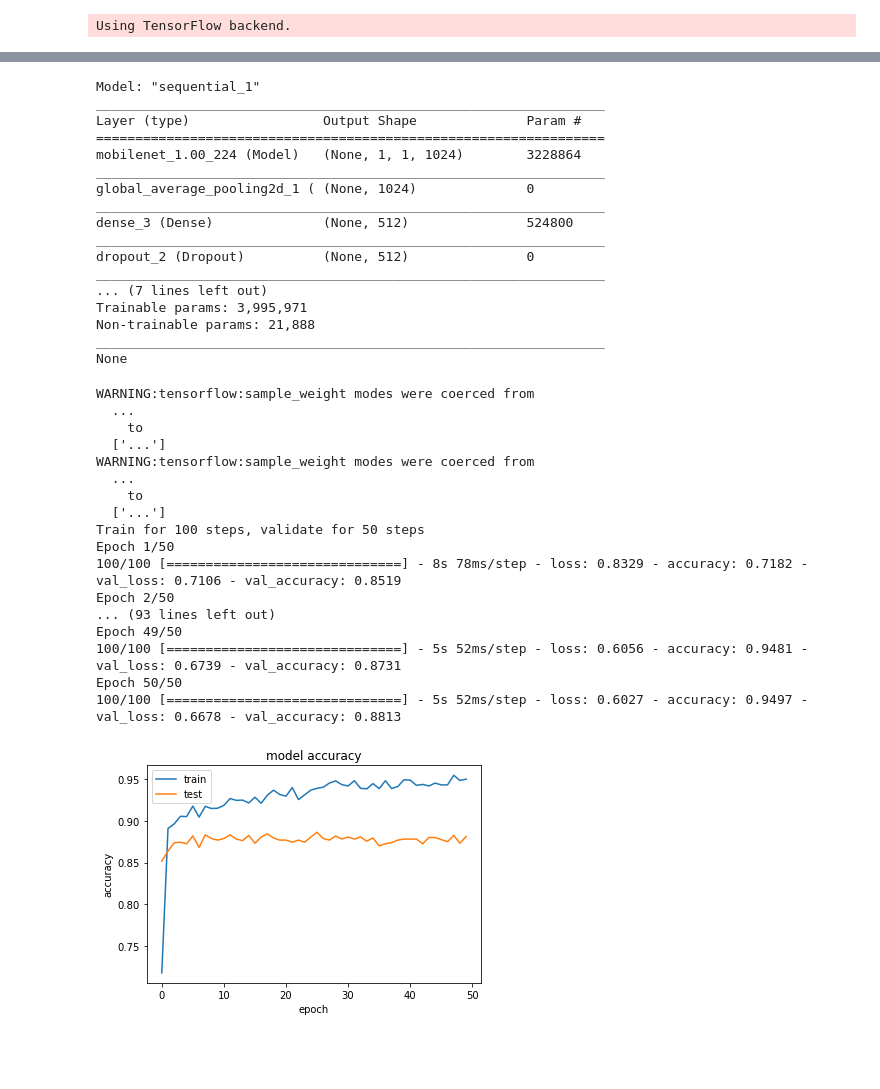
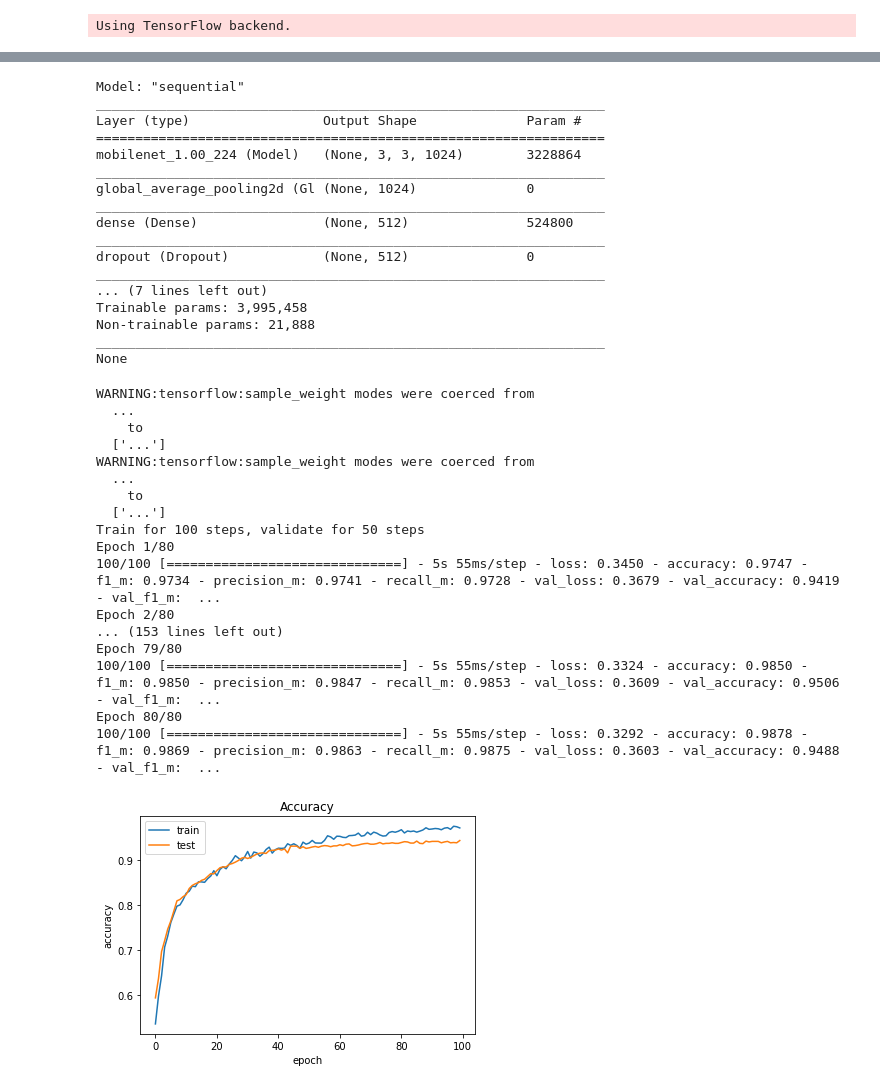
Before and after one commit to EliuMR/Implementacion-Deteccion-Covid, a Jupyter notebook: Modelo/Mobilnet.ipynb, the cells around one changed output, grey strips where cells are left out. Drawn from its saved outputs; the diff is of its cells as text; code cells hidden in the pictures; blank space fills up the shorter version.

```diff
--- a/Modelo/Mobilnet.ipynb
+++ b/Modelo/Mobilnet.ipynb
@@ -5,10 +6,10 @@ test_dir = 'D:/Documentos/Estudio/Maestría/Aprendizaje_Computacional/Modeloprop
 # %%
 #ELEGIMOS LOS PARAMETROS
 from keras.preprocessing.image import ImageDataGenerator
-ih, iw = 50, 50 #tamano de la imagen
+ih, iw = 100,100 #tamano de la imagen
 input_shape = (ih, iw, 3) #forma de la imagen: alto ancho y numero de canales
 
-num_class = 3 #cuantas clases
+num_class = 2 #cuantas clases
 #epochs = 15 #cuantas veces entrenar. En cada epoch hace una mejora en los parametros
 
 batch_size = 32 #batch para hacer cada entrenamiento. Lee 50 'batch_size' imagenes antes de actualizar los parametros. Las carga a memoria
@@ -149,33 +159,33 @@ model.add(tf.keras.layers.Dense(512, activation='relu'))
 model.add(tf.keras.layers.Dropout(0.2))
 model.add(tf.keras.layers.Dense(512, activation='relu'))
 model.add(tf.keras.layers.Dropout(0.2))
-model.add(tf.keras.layers.Dense(num_class, activation='softmax'))
+model.add(tf.keras.layers.Dense(num_class, activation='sigmoid'))
 #compile model
 model.compile(optimizer=tf.keras.optimizers.SGD(lr=0.0001, momentum=0.9),
       loss = tf.keras.losses.CategoricalCrossentropy(from_logits = True),
       metrics=['accuracy',f1_m,precision_m, recall_m])
 print(model.summary())
 # %% [output]
-Model: "sequential_1"
+Model: "sequential"
 _________________________________________________________________
 Layer (type)                 Output Shape              Param #
 =================================================================
-mobilenet_1.00_224 (Model)   (None, 1, 1, 1024)        3228864
+mobilenet_1.00_224 (Model)   (None, 3, 3, 1024)        3228864
 _________________________________________________________________
-global_average_pooling2d_1 ( (None, 1024)              0
+global_average_pooling2d (Gl (None, 1024)              0
 _________________________________________________________________
-dense_3 (Dense)              (None, 512)               524800
+dense (Dense)                (None, 512)               524800
 _________________________________________________________________
-dropout_2 (Dropout)          (None, 512)               0
+dropout (Dropout)            (None, 512)               0
 _________________________________________________________________
 ... (7 lines left out)
-Trainable params: 3,995,971
+Trainable params: 3,995,458
 Non-trainable params: 21,888
 _________________________________________________________________
 None
 # %%
 history = model.fit_generator(train, steps_per_epoch=100,
-                              epochs=50,
+                              epochs=80,
                               validation_data=val,
                               validation_steps=50,
                               verbose=1)
@@ -189,26 +199,26 @@ WARNING:tensorflow:sample_weight modes were coerced from
     to
   ['...']
 Train for 100 steps, validate for 50 steps
-Epoch 1/50
-100/100 [==============================] - 8s 78ms/step - loss: 0.8329 - accuracy: 0.7182 - val_loss: 0.7106 - val_accuracy: 0.8519
-Epoch 2/50
-... (93 lines left out)
-Epoch 49/50
-100/100 [==============================] - 5s 52ms/step - loss: 0.6056 - accuracy: 0.9481 - val_loss: 0.6739 - val_accuracy: 0.8731
-Epoch 50/50
-100/100 [==============================] - 5s 52ms/step - loss: 0.6027 - accuracy: 0.9497 - val_loss: 0.6678 - val_accuracy: 0.8813
+Epoch 1/80
+100/100 [==============================] - 5s 55ms/step - loss: 0.3450 - accuracy: 0.9747 - f1_m: 0.9734 - precision_m: 0.9741 - recall_m: 0.9728 - val_loss: 0.3679 - val_accuracy: 0.9419 - val_f1_m:  ...
+Epoch 2/80
+... (153 lines left out)
+Epoch 79/80
+100/100 [==============================] - 5s 55ms/step - loss: 0.3324 - accuracy: 0.9850 - f1_m: 0.9850 - precision_m: 0.9847 - recall_m: 0.9853 - val_loss: 0.3609 - val_accuracy: 0.9506 - val_f1_m:  ...
+Epoch 80/80
+100/100 [==============================] - 5s 55ms/step - loss: 0.3292 - accuracy: 0.9878 - f1_m: 0.9869 - precision_m: 0.9863 - recall_m: 0.9875 - val_loss: 0.3603 - val_accuracy: 0.9488 - val_f1_m:  ...
 # %%
 # summarize history for accuracy
 import matplotlib.pyplot as plt
 plt.plot(history.history['accuracy'])
 plt.plot(history.history['val_accuracy'])
-plt.title('model accuracy')
+plt.title('Accuracy')
 plt.ylabel('accuracy')
 plt.xlabel('epoch')
 plt.legend(['train', 'test'], loc='upper left')
 plt.show()
 # %% [output]
-[figure, old version]
+[figure, new version]
 # %%
 plt.plot(history.history['loss'])
 plt.plot(history.history['val_loss'])
```
Also changed, not shown: parts of 16 cells of this notebook, 3 other files.
